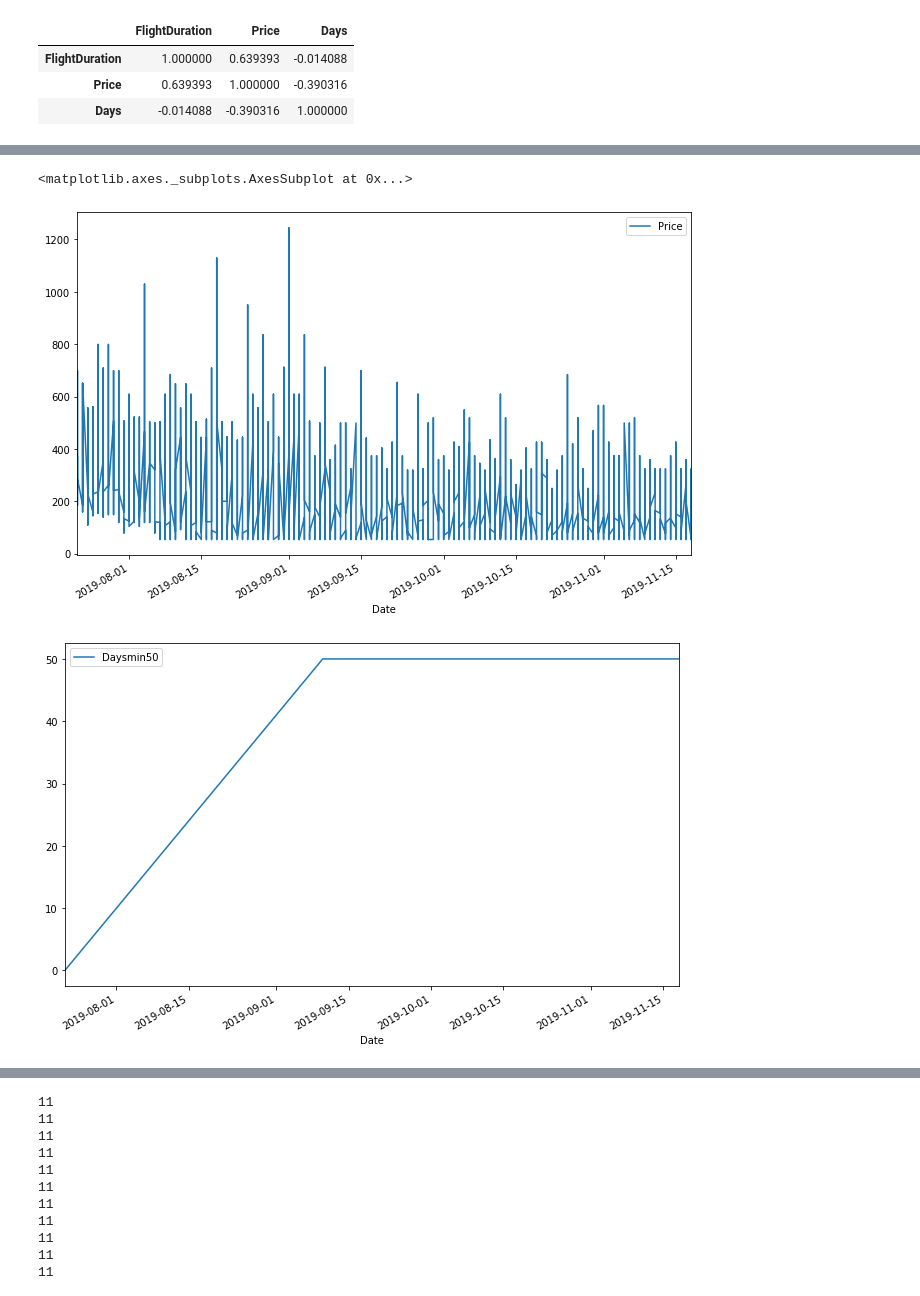
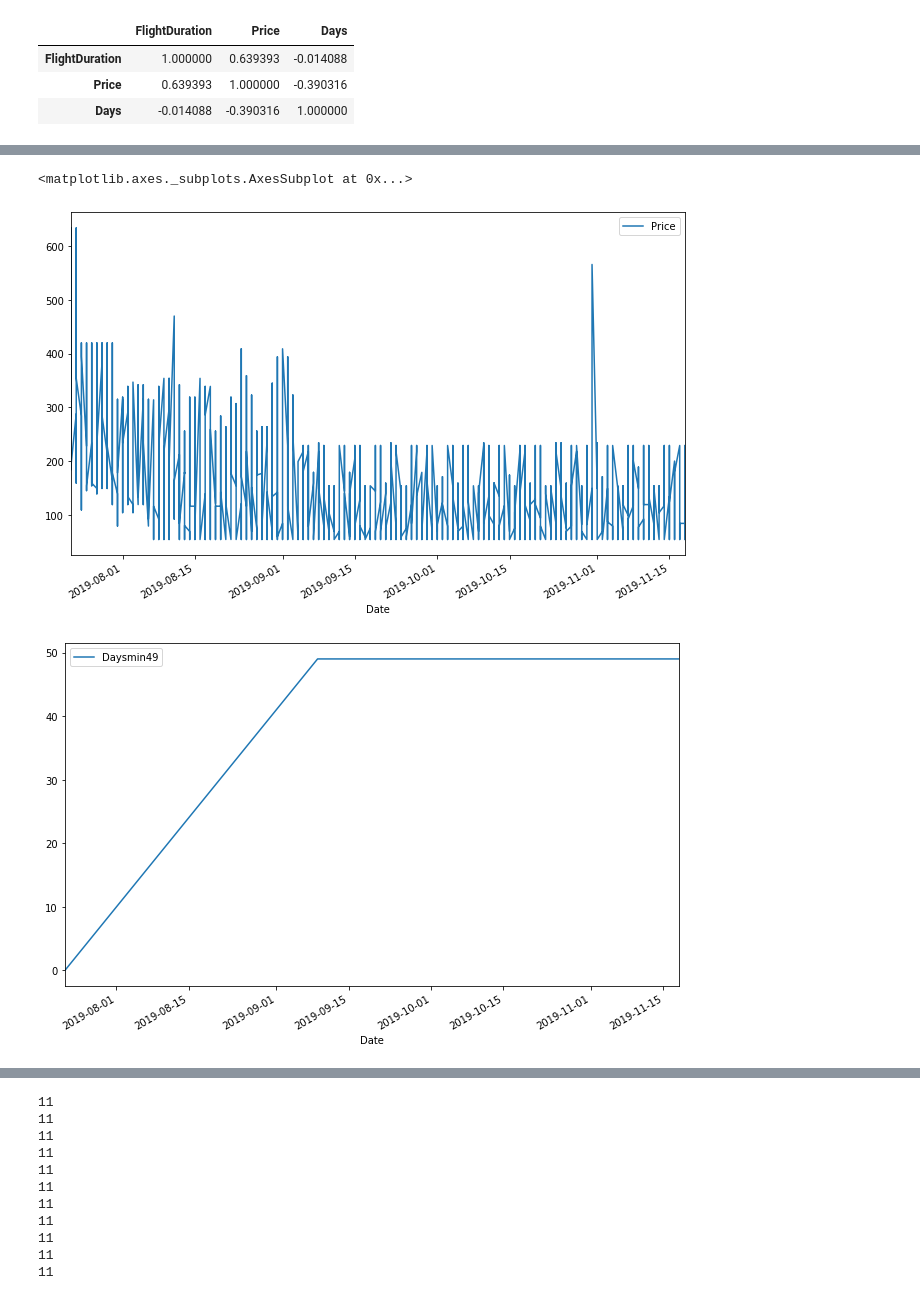
Before and after one commit to RWJohns/MetisProject2, a Jupyter notebook: ProjectCode.ipynb, the cells around one changed output, grey strips where cells are left out. Cells and saved outputs as stored; diff of their text form; code cells hidden in the pictures.

```diff
--- a/ProjectCode.ipynb
+++ b/ProjectCode.ipynb
@@ -294,12 +350,30 @@ df_avg_dum = pd.concat([df_avg, pd.get_dummies(df_avg['Destination'])], axis=1)
 df_all_dum = pd.concat([df_all, pd.get_dummies(df_all['Destination'])], axis=1)
 
 #Weekday dummies!!!!
+df_min['weekday'] = df_min['Date'].dt.weekday_name
+df_avg['weekday'] = df_avg['Date'].dt.weekday_name
+df_all['weekday'] = df_avg['Date'].dt.weekday_name
 
 
-
+df_min_dum_weekday = pd.concat([df_min, pd.get_dummies(df_min['weekday'])], axis=1)
+df_avg_dum_weekday = pd.concat([df_avg, pd.get_dummies(df_avg['weekday'])], axis=1)
+df_all_dum_weekday = pd.concat([df_all, pd.get_dummies(df_all['weekday'])], axis=1)
 
 
 ###price min reached dates!!!
-np.minimum(df4.Days,30)
-df4['Daysmin30']=np.minimum(df4.Days,30)
-df4['Daysmin50']=np.minimum(df4.Days,50)
+
+Daymins=[21,28,35,42,49,56,63,70]
+for days in Daymins:
+    newcolumn = np.minimum(df_min.Days,days)
+    df_min[f'Daysmin{days}']=newcolumn
+
+for days in Daymins:
+    newcolumn = np.minimum(df_avg.Days,days)
+    df_avg[f'Daysmin{days}']=newcolumn
+
+for days in Daymins:
+    newcolumn = np.minimum(df_all.Days,days)
+    df_all[f'Daysmin{days}']=newcolumn
+
+
+### Airline??
@@ -306,7 +390,7 @@ df4['Daysmin50']=np.minimum(df4.Days,50)
 # %%
-df4.plot(x ='Date', y='Price',figsize=(11,7))
-df4.plot(x ='Date', y='Daysmin50',figsize=(11,7))
+df_min_dum_weekday.plot(x ='Date', y='Price',figsize=(11,7))
+df_all.plot(x ='Date', y='Daysmin49',figsize=(11,7))
 # %% [output]
 <matplotlib.axes._subplots.AxesSubplot at 0x...>
-[figure, old version]
+[figure, new version]
-[figure, old version]
+[figure, new version]
```
Also changed, not shown: parts of 11 cells of this notebook.
